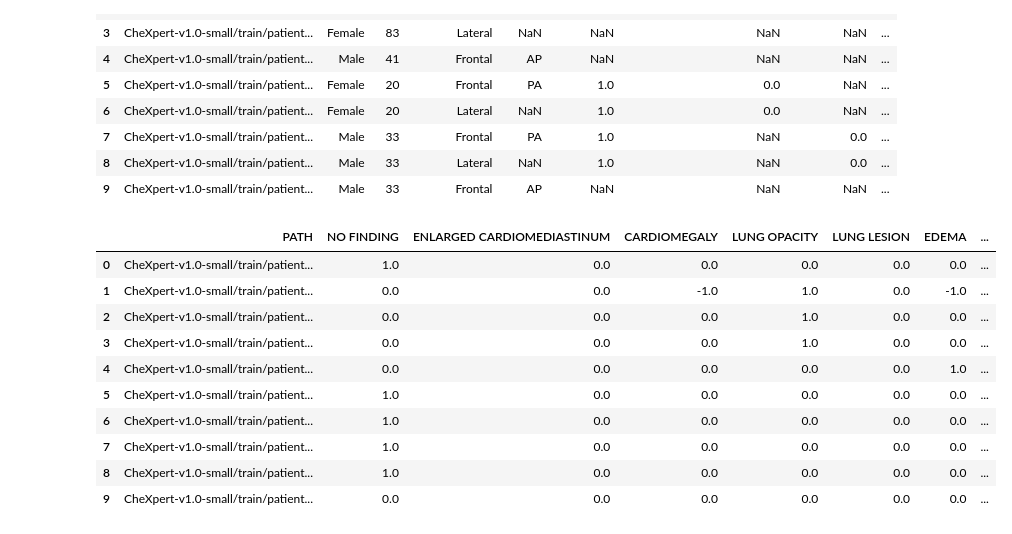
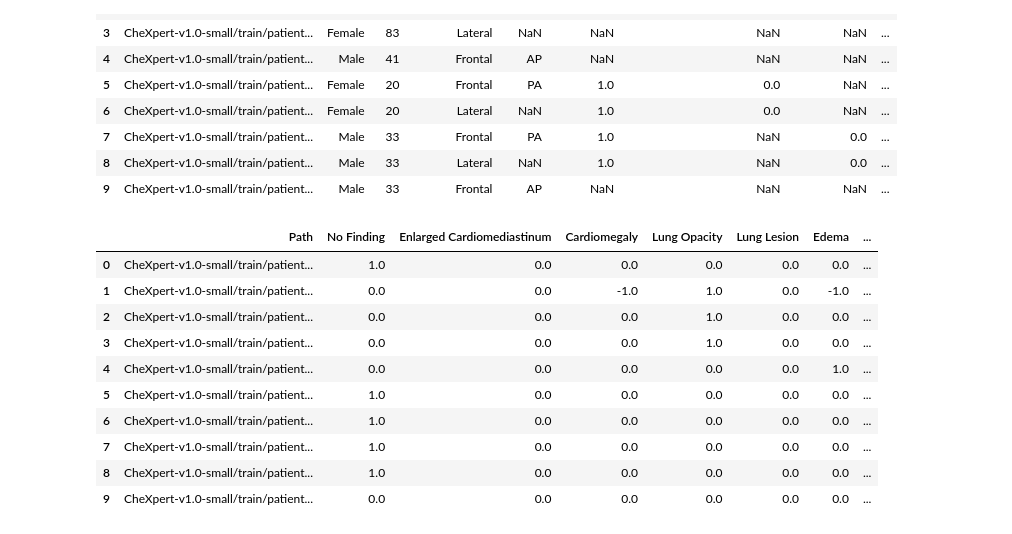
Before and after one commit to Vo-Linh/FDS_midterm, a Jupyter notebook: ch07.ipynb, the cells around one changed output. Drawn from its saved outputs; the diff is of its cells as text; code cells hidden in the pictures.

```diff
--- a/ch07.ipynb
+++ b/ch07.ipynb
@@ -221,10 +238,10 @@ expert_df.head(10)
 # %%
 expert_format = expert_df.drop(['Sex', 'Age', 'Frontal/Lateral', 'AP/PA'], axis = 1)
 expert_format = expert_format.replace(np.nan, 0)
-expert_format.columns = expert_format.columns.map(transform)
+
 expert_format.head(10)
 # %% [output]
-|  | PATH | NO FINDING | ENLARGED CARDIOMEDIASTINUM | CARDIOMEGALY | LUNG OPACITY | LUNG LESION | EDEMA | ... |
+|  | Path | No Finding | Enlarged Cardiomediastinum | Cardiomegaly | Lung Opacity | Lung Lesion | Edema | ... |
 | 0 | CheXpert-v1.0-small/train/patient... | 1.0 | 0.0 | 0.0 | 0.0 | 0.0 | 0.0 | ... |
 | 1 | CheXpert-v1.0-small/train/patient... | 0.0 | 0.0 | -1.0 | 1.0 | 0.0 | -1.0 | ... |
 | 2 | CheXpert-v1.0-small/train/patient... | 0.0 | 0.0 | 0.0 | 1.0 | 0.0 | 0.0 | ... |
```
Also changed, not shown: parts of 9 cells of this notebook.
